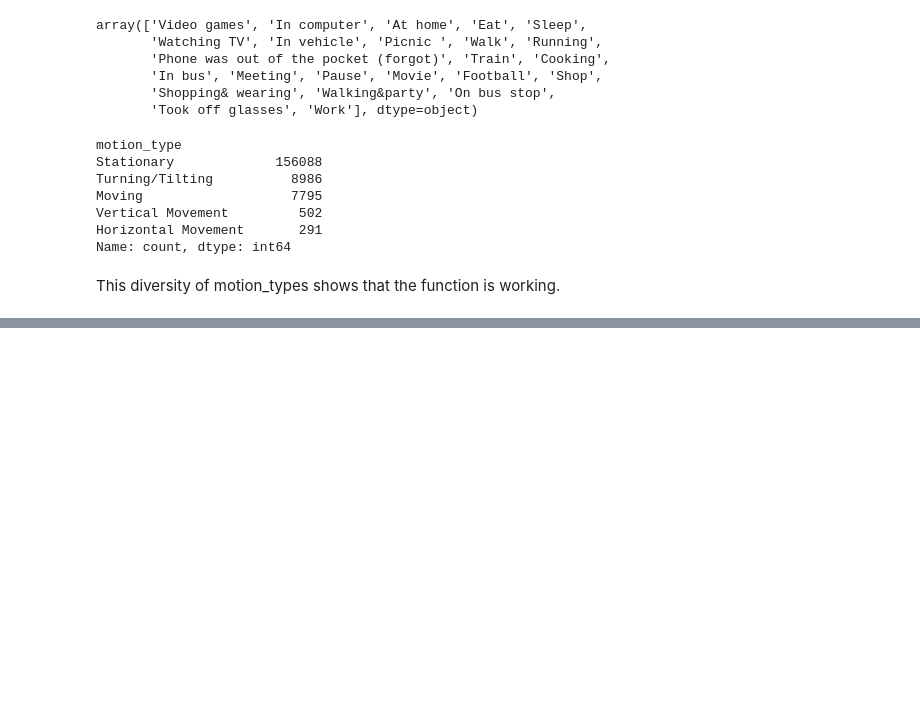
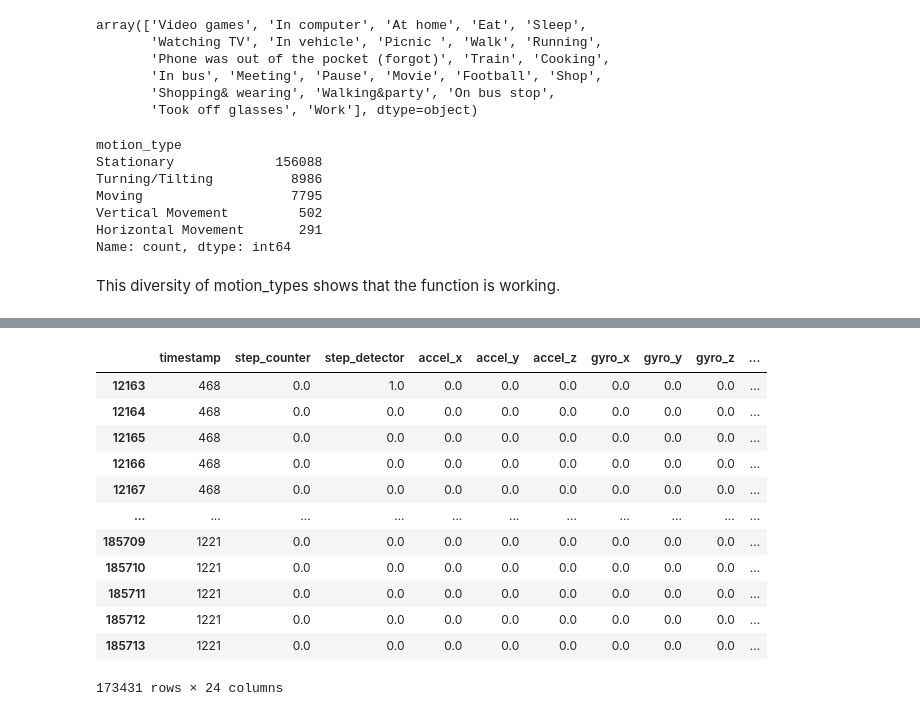
Before and after one commit to twotango/messenger, a Jupyter notebook: Research/Weeks/Week_14/Week_14.ipynb, the cells around one changed output, grey strips where cells are left out. Drawn from its saved outputs; the diff is of its cells as text; code cells hidden in the pictures; blank space fills up the shorter version.

```diff
--- a/Research/Weeks/Week_14/Week_14.ipynb
+++ b/Research/Weeks/Week_14/Week_14.ipynb
@@ -206,0 +392,2 @@ This diversity of motion_types shows that the function is working.
+# %%
+pivot_data4_merged_filtered_0 = pivot_data4_merged[pivot_data4_merged['activity_type'] == 0]
@@ -206,0 +484,21 @@ This diversity of motion_types shows that the function is working.
+# %%
+from tensorflow.keras.models import load_model, save_model
+from sklearn.preprocessing import LabelEncoder
+
+# Load the previously saved model
+model = load_model('/Users/emilkoch/Desktop/2Tango/messenger/research/Model_Save/activities.keras')
+
+# Prepare the features from the unlabeled data
+X_unlabeled = pivot_data4_merged_filtered_0[['accel_x', 'accel_y', 'accel_z', 'gyro_x', 'gyro_y', 'gyro_z', 'orientation_x', 'orientation_y', 'orientation_z', 'motion_encoded', 'timestamp']]
+
+# Preprocess unlabeled data (assuming you've already standardized the features)
+X_unlabeled_scaled = scaler.transform(X_unlabeled)
+
+# Make predictions
+y_pred = model.predict(X_unlabeled_scaled)
+
+# Inverse transform the predicted labels
+decoded_labels = label_encoder_activities.inverse_transform(np.argmax(y_pred, axis=1))
+
+# Add the decoded labels to the DataFrame
+pivot_data4_merged_filtered_0['predicted_activity'] = decoded_labels
@@ -206,0 +512,16 @@ This diversity of motion_types shows that the function is working.
+# %%
+pivot_data4_merged_filtered_0
+# %% [output]
+|  | timestamp | step_counter | step_detector | accel_x | accel_y | accel_z | gyro_x | gyro_y | gyro_z | ... |
+| 12163 | 468 | 0.0 | 1.0 | 0.0 | 0.0 | 0.0 | 0.0 | 0.0 | 0.0 | ... |
+| 12164 | 468 | 0.0 | 0.0 | 0.0 | 0.0 | 0.0 | 0.0 | 0.0 | 0.0 | ... |
+| 12165 | 468 | 0.0 | 0.0 | 0.0 | 0.0 | 0.0 | 0.0 | 0.0 | 0.0 | ... |
+| 12166 | 468 | 0.0 | 0.0 | 0.0 | 0.0 | 0.0 | 0.0 | 0.0 | 0.0 | ... |
+| 12167 | 468 | 0.0 | 0.0 | 0.0 | 0.0 | 0.0 | 0.0 | 0.0 | 0.0 | ... |
+| ... | ... | ... | ... | ... | ... | ... | ... | ... | ... | ... |
+| 185709 | 1221 | 0.0 | 0.0 | 0.0 | 0.0 | 0.0 | 0.0 | 0.0 | 0.0 | ... |
+| 185710 | 1221 | 0.0 | 0.0 | 0.0 | 0.0 | 0.0 | 0.0 | 0.0 | 0.0 | ... |
+| 185711 | 1221 | 0.0 | 0.0 | 0.0 | 0.0 | 0.0 | 0.0 | 0.0 | 0.0 | ... |
+| 185712 | 1221 | 0.0 | 0.0 | 0.0 | 0.0 | 0.0 | 0.0 | 0.0 | 0.0 | ... |
+| 185713 | 1221 | 0.0 | 0.0 | 0.0 | 0.0 | 0.0 | 0.0 | 0.0 | 0.0 | ... |
+173431 rows × 24 columns
```
Also changed, not shown: parts of 22 cells of this notebook, 1 other file.
